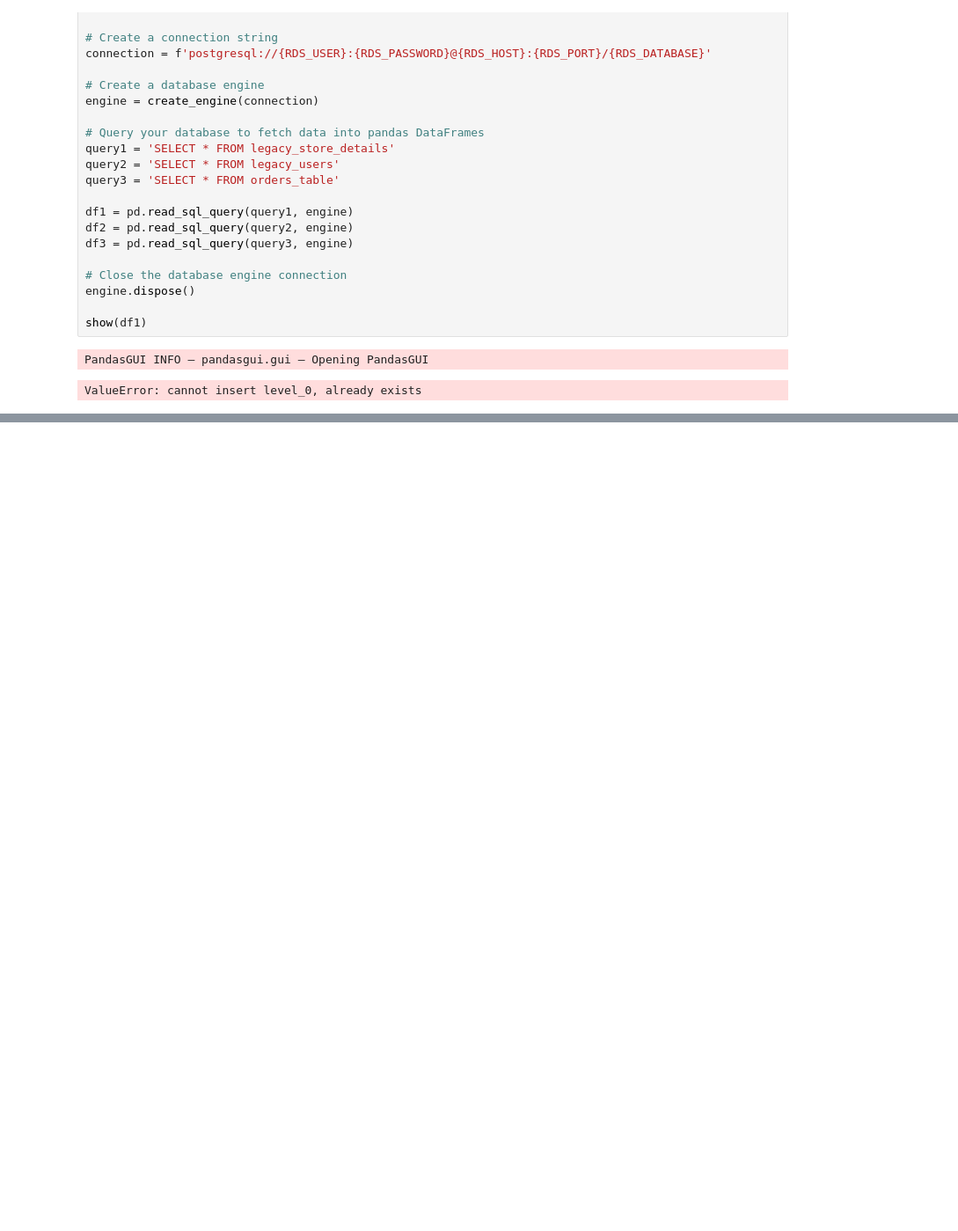
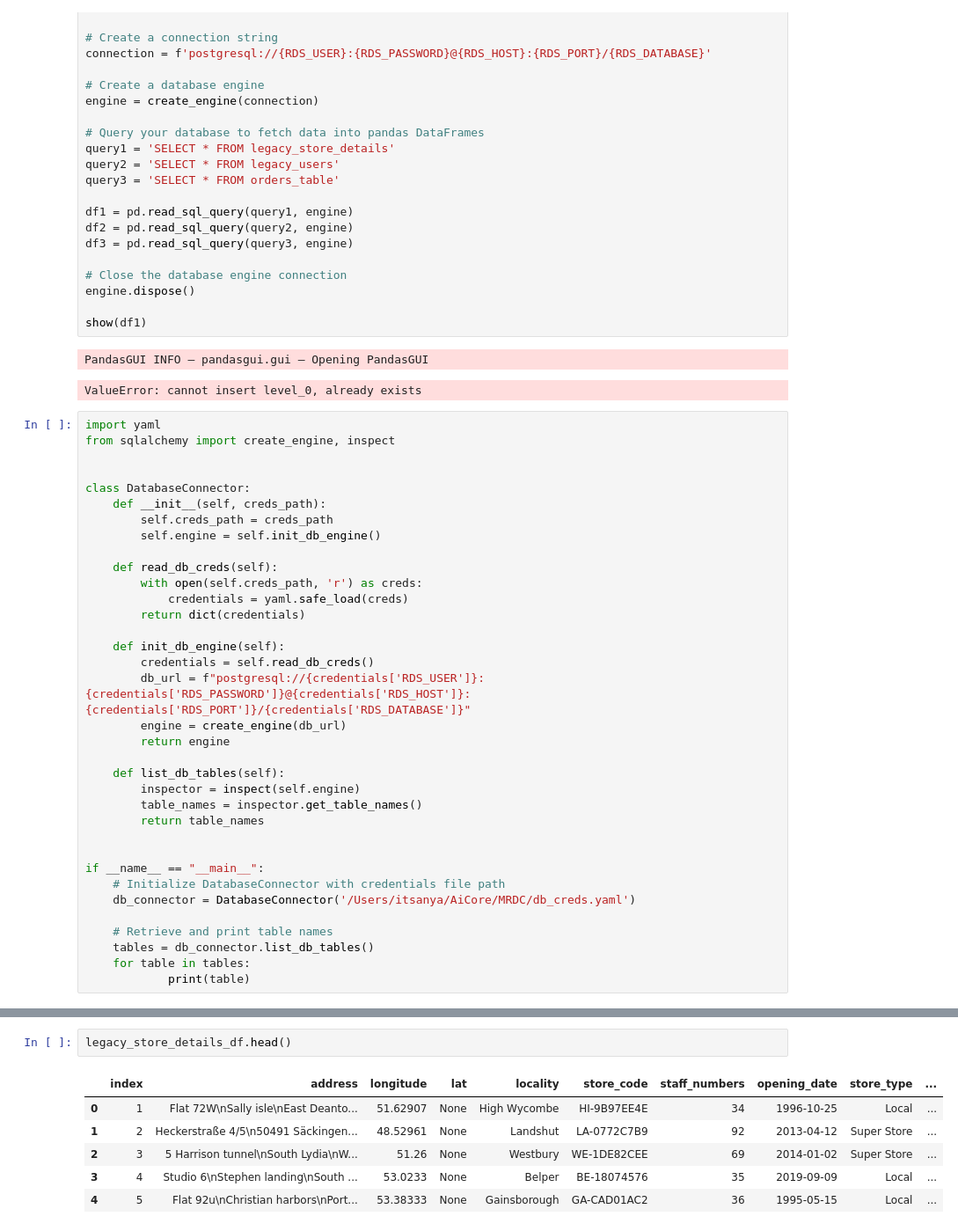
Before and after one commit to S-a-a-h/multinational-retail-data-centralisation200, a Jupyter notebook: codetests.ipynb, the cells around one changed output, grey strips where cells are left out. Shown: that part at 88% size. Saved outputs shown, nothing was run; the diff lists cells and outputs as text; blank space fills up the shorter version.

Commit message:
tests updated methods from classes: DatabaseConnector and DataExtractor

```diff
--- a/codetests.ipynb
+++ b/codetests.ipynb
@@ -374,3 +374,38 @@ show(df1)
 # %% [output]
 PandasGUI INFO — pandasgui.gui — Opening PandasGUI
 ValueError: cannot insert level_0, already exists
+# %%
+import yaml
+from sqlalchemy import create_engine, inspect
+
+
+class DatabaseConnector:
+    def __init__(self, creds_path):
+        self.creds_path = creds_path
+        self.engine = self.init_db_engine()
+
+    def read_db_creds(self):
+        with open(self.creds_path, 'r') as creds:
+            credentials = yaml.safe_load(creds)
+        return dict(credentials)
+
+    def init_db_engine(self):
+        credentials = self.read_db_creds()
+        db_url = f"postgresql://{credentials['RDS_USER']}:{credentials['RDS_PASSWORD']}@{credentials['RDS_HOST']}:{credentials['RDS_PORT']}/{credentials['RDS_DATABASE']}"
+        engine = create_engine(db_url)
+        return engine
+
+    def list_db_tables(self):
+        inspector = inspect(self.engine)
+        table_names = inspector.get_table_names()
+        return table_names
+
+
+if __name__ == "__main__":
+    # Initialize DatabaseConnector with credentials file path
+    db_connector = DatabaseConnector('/Users/itsanya/AiCore/MRDC/db_creds.yaml')
+
+    # Retrieve and print table names
+    tables = db_connector.list_db_tables()
+    for table in tables:
+            print(table)
@@ -376,0 +498,9 @@ ValueError: cannot insert level_0, already exists
+# %%
+legacy_store_details_df.head()
+# %% [output]
+|  | index | address | longitude | lat | locality | store_code | staff_numbers | opening_date | store_type | ... |
+| 0 | 1 | Flat 72W\nSally isle\nEast Deanto... | 51.62907 | None | High Wycombe | HI-9B97EE4E | 34 | 1996-10-25 | Local | ... |
+| 1 | 2 | Heckerstraße 4/5\n50491 Säckingen... | 48.52961 | None | Landshut | LA-0772C7B9 | 92 | 2013-04-12 | Super Store | ... |
+| 2 | 3 | 5 Harrison tunnel\nSouth Lydia\nW... | 51.26 | None | Westbury | WE-1DE82CEE | 69 | 2014-01-02 | Super Store | ... |
+| 3 | 4 | Studio 6\nStephen landing\nSouth ... | 53.0233 | None | Belper | BE-18074576 | 35 | 2019-09-09 | Local | ... |
+| 4 | 5 | Flat 92u\nChristian harbors\nPort... | 53.38333 | None | Gainsborough | GA-CAD01AC2 | 36 | 1995-05-15 | Local | ... |
```
Also changed, not shown: parts of 5 cells of this notebook.
